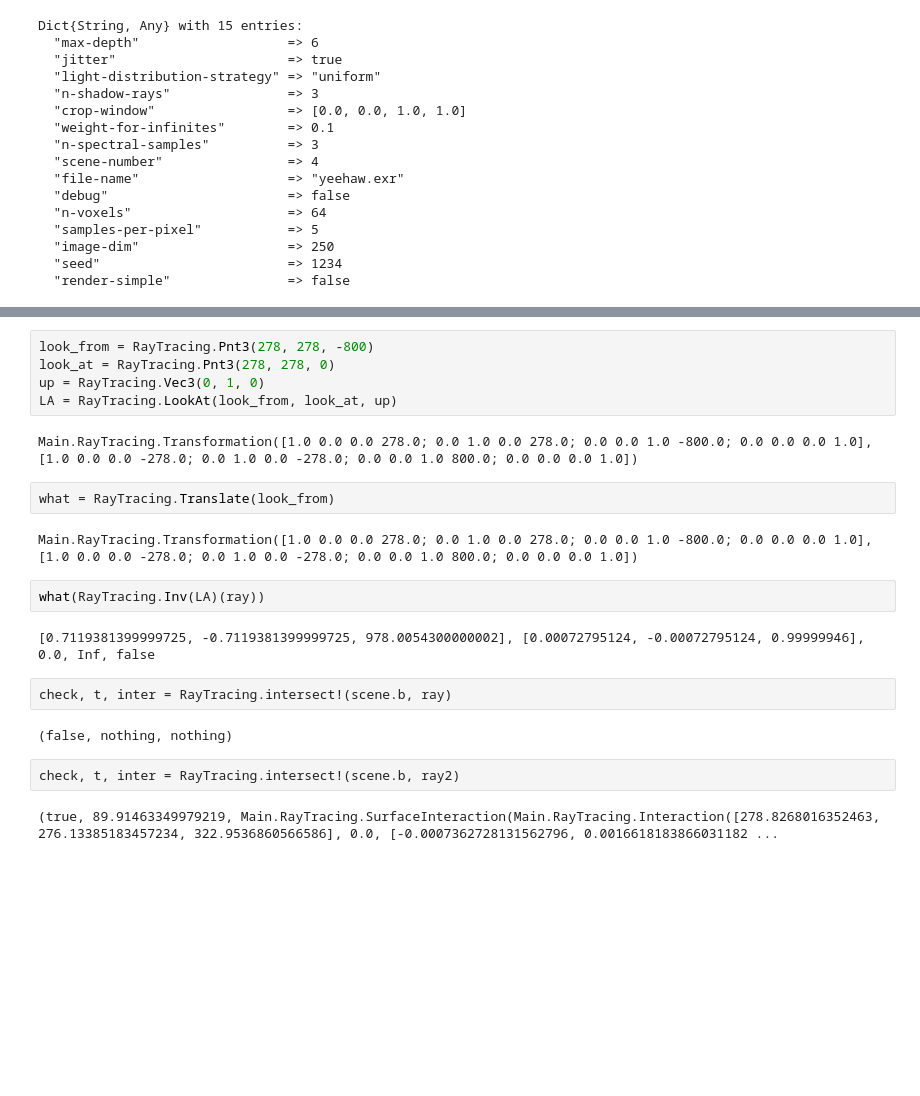
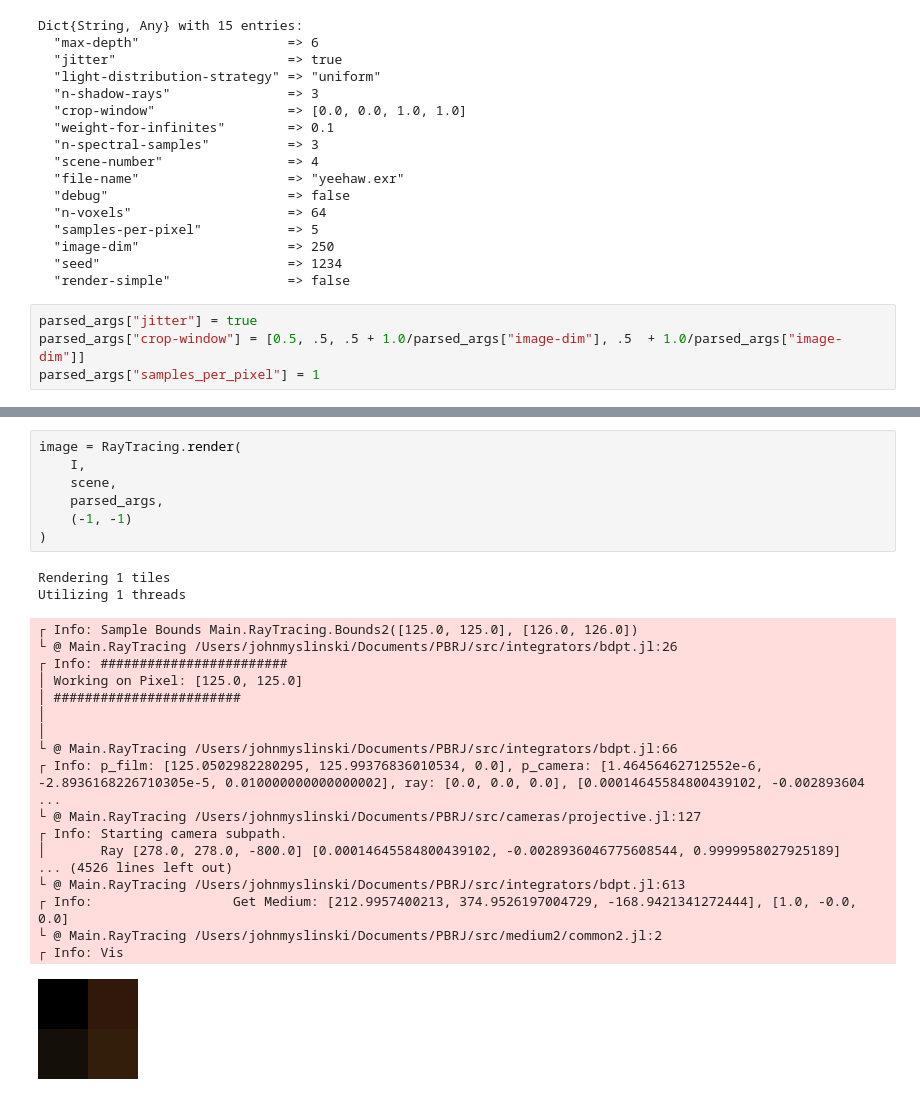
Before and after one commit to JohnBatmanMySlinky/PBRJ, a Jupyter notebook: src/notebooks/v4_mediums.ipynb, the cells around one changed output, grey strips where cells are left out. Saved outputs shown, nothing was run; the diff lists cells and outputs as text; blank space fills up the shorter version.

Commit message:
ok well it ran and looks like a sphere

```diff
--- a/src/notebooks/v4_mediums.ipynb
+++ b/src/notebooks/v4_mediums.ipynb
@@ -21,3 +21,7 @@ Dict{String, Any} with 15 entries:
   "image-dim"                   => 250
   "seed"                        => 1234
   "render-simple"               => false
+# %%
+parsed_args["jitter"] = true
+parsed_args["crop-window"] = [0.5, .5, .5 + 1.0/parsed_args["image-dim"], .5  + 1.0/parsed_args["image-dim"]]
+parsed_args["samples_per_pixel"] = 1
@@ -53,23 +41,28 @@ ray2 = RayTracing.Ray(
-# %%
-look_from = RayTracing.Pnt3(278, 278, -800)
-look_at = RayTracing.Pnt3(278, 278, 0)
-up = RayTracing.Vec3(0, 1, 0)
-LA = RayTracing.LookAt(look_from, look_at, up)
-# %% [output]
-Main.RayTracing.Transformation([1.0 0.0 0.0 278.0; 0.0 1.0 0.0 278.0; 0.0 0.0 1.0 -800.0; 0.0 0.0 0.0 1.0], [1.0 0.0 0.0 -278.0; 0.0 1.0 0.0 -278.0; 0.0 0.0 1.0 800.0; 0.0 0.0 0.0 1.0])
-# %%
-what = RayTracing.Translate(look_from)
-# %% [output]
-Main.RayTracing.Transformation([1.0 0.0 0.0 278.0; 0.0 1.0 0.0 278.0; 0.0 0.0 1.0 -800.0; 0.0 0.0 0.0 1.0], [1.0 0.0 0.0 -278.0; 0.0 1.0 0.0 -278.0; 0.0 0.0 1.0 800.0; 0.0 0.0 0.0 1.0])
-# %%
-what(RayTracing.Inv(LA)(ray))
-# %% [output]
-[0.7119381399999725, -0.7119381399999725, 978.0054300000002], [0.00072795124, -0.00072795124, 0.99999946], 0.0, Inf, false
-# %%
-check, t, inter = RayTracing.intersect!(scene.b, ray)
-# %% [output]
-(false, nothing, nothing)
-# %%
-check, t, inter = RayTracing.intersect!(scene.b, ray2)
-# %% [output]
-(true, 89.91463349979219, Main.RayTracing.SurfaceInteraction(Main.RayTracing.Interaction([278.8268016352463, 276.13385183457234, 322.9536860566586], 0.0, [-0.0007362728131562796, 0.0016618183866031182 ...
+# %%
+image = RayTracing.render(
+    I,
+    scene,
+    parsed_args,
+    (-1, -1)
+)
+# %% [output]
+Rendering 1 tiles
+Utilizing 1 threads
+┌ Info: Sample Bounds Main.RayTracing.Bounds2([125.0, 125.0], [126.0, 126.0])
+└ @ Main.RayTracing /Users/johnmyslinski/Documents/PBRJ/src/integrators/bdpt.jl:26
+┌ Info: ########################
+│ Working on Pixel: [125.0, 125.0]
+│ ########################
+│
+│
+└ @ Main.RayTracing /Users/johnmyslinski/Documents/PBRJ/src/integrators/bdpt.jl:66
+┌ Info: p_film: [125.0502982280295, 125.99376836010534, 0.0], p_camera: [1.46456462712552e-6, -2.8936168226710305e-5, 0.010000000000000002], ray: [0.0, 0.0, 0.0], [0.00014645584800439102, -0.002893604 ...
+└ @ Main.RayTracing /Users/johnmyslinski/Documents/PBRJ/src/cameras/projective.jl:127
+┌ Info: Starting camera subpath.
+│       Ray [278.0, 278.0, -800.0] [0.00014645584800439102, -0.0028936046775608544, 0.9999958027925189]
+... (4526 lines left out)
+└ @ Main.RayTracing /Users/johnmyslinski/Documents/PBRJ/src/integrators/bdpt.jl:613
+┌ Info:                  Get Medium: [212.9957400213, 374.9526197004729, -168.9421341272444], [1.0, -0.0, 0.0]
+└ @ Main.RayTracing /Users/johnmyslinski/Documents/PBRJ/src/medium2/common2.jl:2
+┌ Info: Vis
+[figure, added]
```
Also changed, not shown: parts of 4 cells of this notebook, 4 other files.
